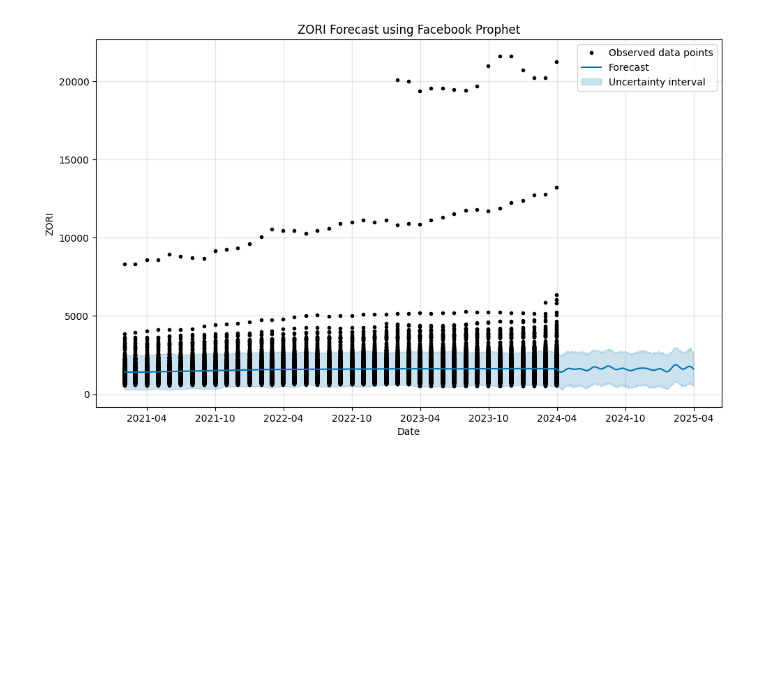
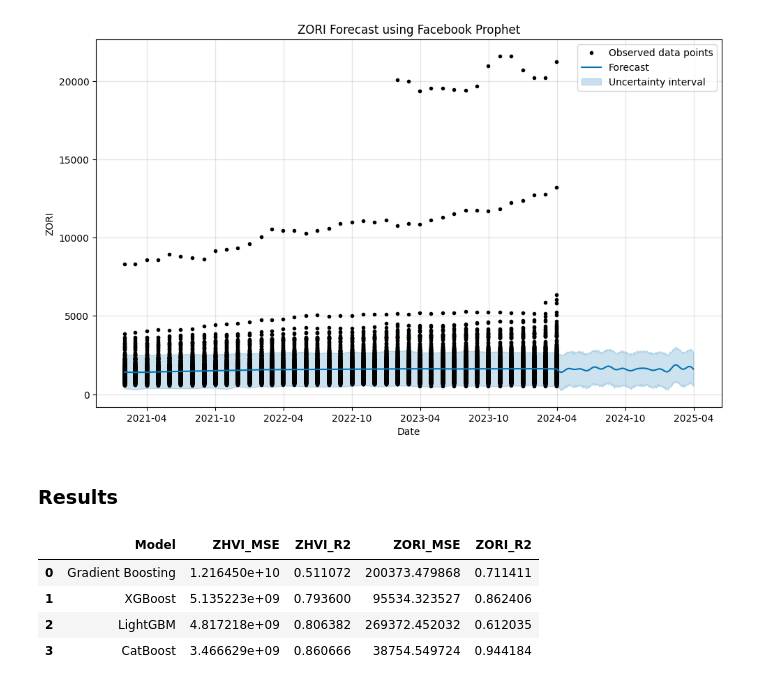
Before and after one commit to msp99000/zestimate, a Jupyter notebook: notebooks/modeling.ipynb, the cells around one changed output. Cells and saved outputs as stored; diff of their text form; code cells hidden in the pictures; blank space fills up the shorter version.

Commit message:
feat: adds catboost model

```diff
--- a/notebooks/modeling.ipynb
+++ b/notebooks/modeling.ipynb
@@ -120,3 +121,13 @@ And if memory is not enough, you can set `force_col_wise=true`.
 [LightGBM] [Info] Start training from score 229817.195500
 
 LightGBM ZHIV Regression MSE: 4817218012.87, R^2: 0.81
+# %%
+from catboost import CatBoostRegressor
+
+# CatBoost Regression
+catboost_zhvi = CatBoostRegressor(random_state=42, verbose=0)
+catboost_zhvi.fit(X_train, y_train)
+catboost_zhvi_forecast = catboost_zhvi.predict(X_test)
+catboost_zhvi_mse = mean_squared_error(y_test, catboost_zhvi_forecast)
+catboost_zhvi_r2 = r2_score(y_test, catboost_zhvi_forecast)
+print(f'\nCatBoost ZHVI Regression MSE: {catboost_zhvi_mse:.2f}, R^2: {catboost_zhvi_r2:.2f}\n')
@@ -268,3 +281,11 @@ And if memory is not enough, you can set `force_col_wise=true`.
 [LightGBM] [Info] Start training from score 1578.992089
 
 LightGBM ZORI Regression MSE: 4817218012.87, R^2: 0.61
+# %%
+# CatBoost Regression
+catboost_zori = CatBoostRegressor(random_state=42, verbose=0)
+catboost_zori.fit(X_train, y_train)
+catboost_zori_forecast = catboost_zori.predict(X_test)
+catboost_zori_mse = mean_squared_error(y_test, catboost_zori_forecast)
+catboost_zori_r2 = r2_score(y_test, catboost_zori_forecast)
+print(f'\nCatBoost ZORI Regression MSE: {catboost_zori_mse:.2f}, R^2: {catboost_zori_r2:.2f}\n')
@@ -315,3 +338,22 @@ with open('../models/xgb_zori.pkl', 'wb') as file:
 
 with open('../models/lgbm_zori.pkl', 'wb') as file:
     pickle.dump(lgbm_zori, file)
+# %% [markdown]
+### **Results**
+# %%
+results = {
+    'Model': ['Gradient Boosting', 'XGBoost', 'LightGBM', 'CatBoost'],
+    'ZHVI_MSE': [gb_zhvi_mse, xgb_zhvi_mse, lgbm_zhvi_mse, catboost_zhvi_mse],
+    'ZHVI_R2': [gb_zhvi_r2, xgb_zhvi_r2, lgbm_zhvi_r2, catboost_zhvi_r2],
+    'ZORI_MSE': [gb_zori_mse, xgb_zori_mse, lgbm_zori_mse, catboost_zori_mse],
+    'ZORI_R2': [gb_zori_r2, xgb_zori_r2, lgbm_zori_r2, catboost_zori_r2]
+}
+
+results_df = pd.DataFrame(results)
+results_df
+# %% [output]
+|  | Model | ZHVI_MSE | ZHVI_R2 | ZORI_MSE | ZORI_R2 |
+| 0 | Gradient Boosting | 1.216450e+10 | 0.511072 | 200373.479868 | 0.711411 |
+| 1 | XGBoost | 5.135223e+09 | 0.793600 | 95534.323527 | 0.862406 |
+| 2 | LightGBM | 4.817218e+09 | 0.806382 | 269372.452032 | 0.612035 |
+| 3 | CatBoost | 3.466629e+09 | 0.860666 | 38754.549724 | 0.944184 |
```
Also changed, not shown: parts of 8 cells of this notebook.
